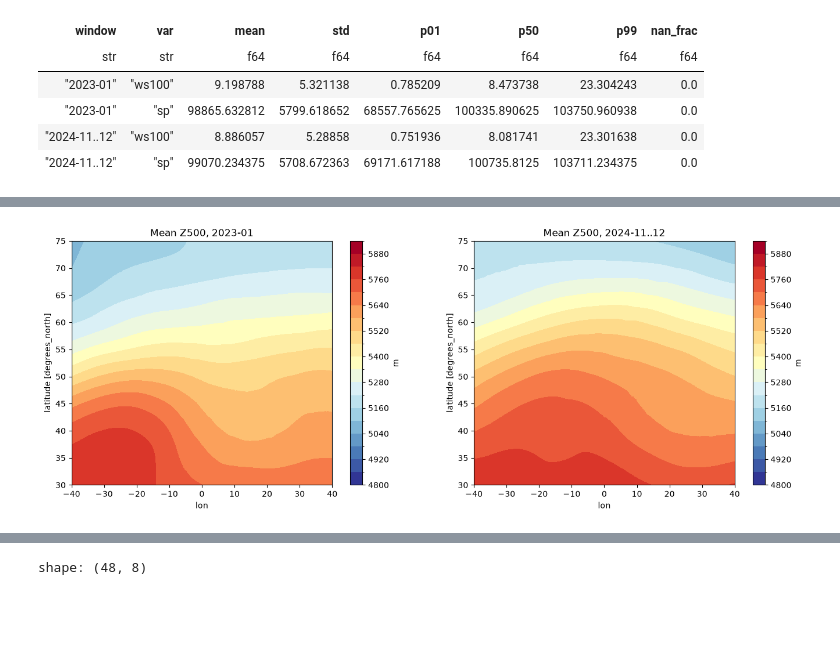
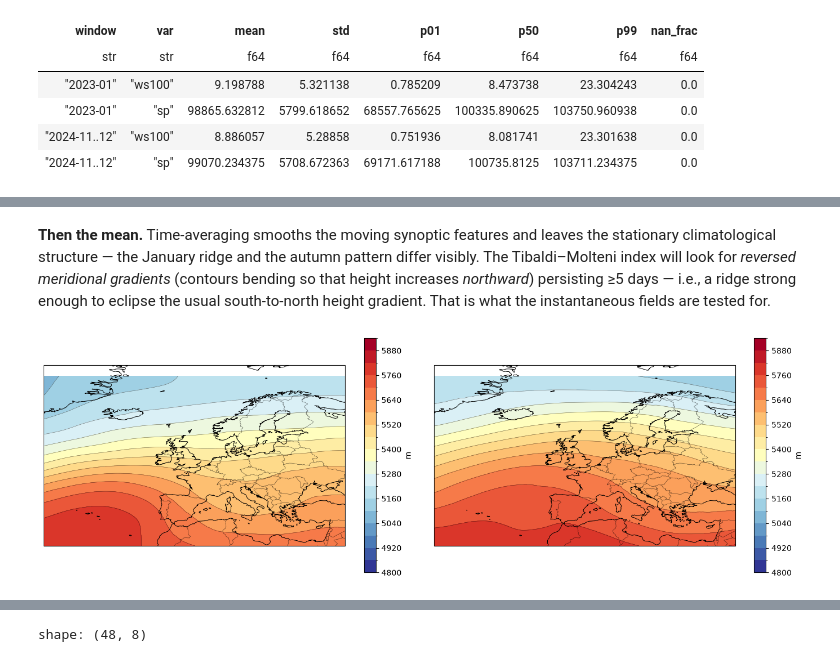
Before and after one commit to TunaHim/EuroGrid-Climate-Dynamics, a Jupyter notebook: notebooks/01_eda.ipynb, the cells around one changed output, grey strips where cells are left out. Saved outputs shown, nothing was run; the diff lists cells and outputs as text; code cells hidden in the pictures; blank space fills up the shorter version.

```diff
--- a/notebooks/01_eda.ipynb
+++ b/notebooks/01_eda.ipynb
@@ -72,6 +91,4 @@ canonical contract every loader must satisfy.
 # %%
-# Dataset inventory: dims, sizes, variables, units
-
 rows = []
 
 for w, ds in era5.items():
@@ -85,7 +102,8 @@ for w, ds in era5.items():
                 "dims": str(da.dims),
                 "shape": tuple(da.shape),
                 "units": da.attrs.get("units"),
-                "time_range": f"{da[da.dims[0]].values[0]} -> {da[da.dims[0]].values[-1]}"[:44],
+                "first": str(da[da.dims[0]].values[0])[:19],
+                "last": str(da[da.dims[0]].values[-1])[:19],
             }
         )
 
@@ -188,0 +265,21 @@ this is the field that has to look right for TM1990 to mean anything. Contour in
+# %%
+ds = era5["2023-01"]
+
+fig, ax = plt.subplots(figsize=(10, 7), subplot_kw={"projection": PC})
+
+z = ds.z500.sel(time_z500="2023-01-01T12")
+
+map_ax(ax, "Z500 snapshot, 2023-01-01 12 UTC")
+
+z.plot.contourf(
+    ax=ax,
+    transform=PC,
+    levels=range(4800, 6000, 60),
+    cmap="RdYlBu_r",
+    add_colorbar=True,
+    cbar_kwargs={"label": "m", "shrink": 0.8},
+)
+
+z.plot.contour(ax=ax, transform=PC, levels=range(4800, 6000, 60), colors="k", linewidths=0.4, alpha=0.6)
+
+plt.show()
@@ -189,17 +288,30 @@ this is the field that has to look right for TM1990 to mean anything. Contour in
+# %% [markdown]
+**Then the mean.** Time-averaging smooths the moving synoptic features and leaves the stationary
+climatological structure — the January ridge and the autumn pattern differ visibly. The
+Tibaldi–Molteni index will look for *reversed meridional gradients* (contours bending so that
+height increases *northward*) persisting ≥5 days — i.e., a ridge strong enough to eclipse the
+usual south-to-north height gradient. That is what the instantaneous fields are tested for.
 # %%
-fig, axes = plt.subplots(1, 2, figsize=(14, 5))
+fig, axes = plt.subplots(1, 2, figsize=(14, 5.5), subplot_kw={"projection": PC})
 
 for ax, w in zip(axes, era5, strict=True):
     z = era5[w].z500.mean("time_z500")
 
-    c = z.plot.contourf(
-        ax=ax, levels=range(4800, 6000, 60), cmap="RdYlBu_r", add_colorbar=True, cbar_kwargs={"label": "m"}
+    map_ax(ax, f"Mean Z500, {w}")
+
+    z.plot.contourf(
+        ax=ax,
+        transform=PC,
+        levels=range(4800, 6000, 60),
+        cmap="RdYlBu_r",
+        add_colorbar=True,
+        cbar_kwargs={"label": "m", "shrink": 0.8},
     )
 
-    ax.set_title(f"Mean Z500, {w}")
-    ax.set_aspect(1 / 0.6)
+    z.plot.contour(ax=ax, transform=PC, levels=range(4800, 6000, 60), colors="k", linewidths=0.4, alpha=0.6)
 
 fig.tight_layout()
+
 plt.show()
 # %% [output]
-[figure, old version]
+[figure, new version]
```
Also changed, not shown: parts of 30 cells of this notebook, 1 other file.
